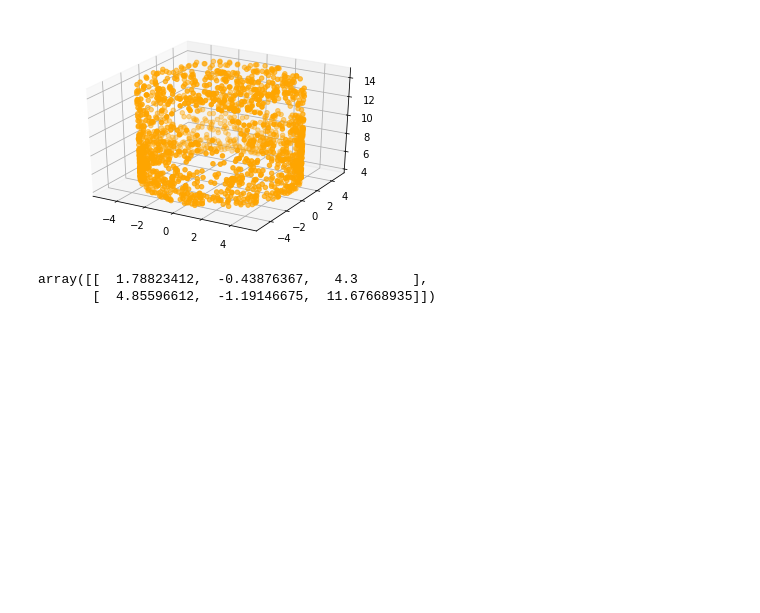
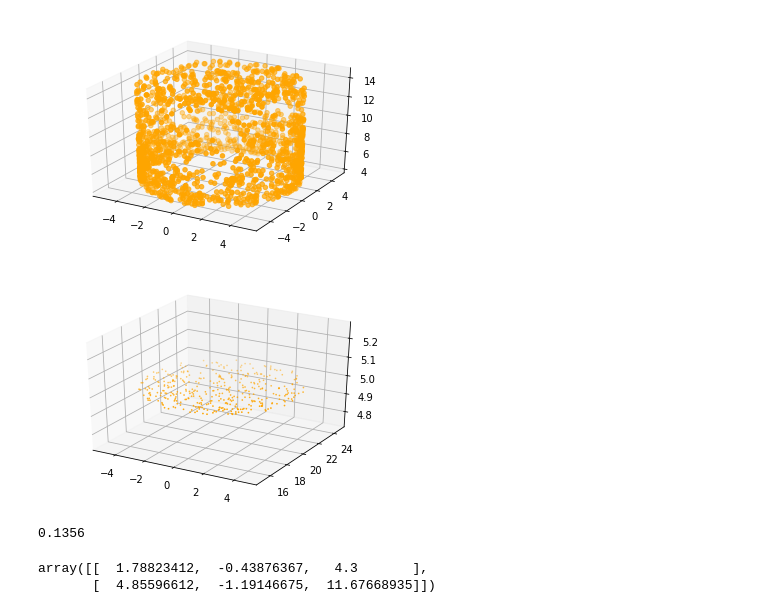
Before and after one commit to Aretno/Notebooks, a Jupyter notebook: SolidAngleToyInteractive.ipynb, the cells around one changed output. Cells and saved outputs as stored; diff of their text form; code cells hidden in the pictures; blank space fills up the shorter version.

```diff
--- a/SolidAngleToyInteractive.ipynb
+++ b/SolidAngleToyInteractive.ipynb
@@ -122,5 +126,5 @@ Analytic value = 17.398%
 # %%
-def generateSource(sourceOrigin=[0,0,0], sourceRadius=5, n_events=10e4):
+def generateSource(sourceOrigin=[0,0,0], sourceRadius=5, n_events=int(10e4)):
     source_pos = list(pol2cart(np.sqrt(np.random.rand(n_events))*sourceRadius , 2*np.pi*np.random.rand(n_events)) + np.array([sourceOrigin[0], sourceOrigin[1]]).reshape(2,1))
     source_pos.append(np.array(n_events*[sourceOrigin[2]]))
     source_pos = np.array(source_pos).T
@@ -139,3 +230,7 @@ def interactionPoints(source_pos, source_dir, cylinderRadius=5, cylinderHeight=1
+# %%
+source_pos, source_dir = generateSource(sourceRadius=0)
+# %%
+interaction = interactionPointsCircle(source_pos, source_dir, circleRadius=5, circleCenter=np.array([0, 20, 5]))
 # %%
 source_intersection = []
 dist_source = 4.3
@@ -181,6 +260,22 @@ plt3d.scatter(new_source[:,0],
 plt.show()
 # %% [output]
 [figure]
+# %%
+plt3d = plt.figure().gca(projection='3d')
+sel = [True] * interaction.shape[0]#*interaction.shape[1]
+new_source = interaction.reshape(interaction.shape[0],3)[sel]
+
+plt3d.scatter(new_source[:,0],
+              new_source[:,1],
+              new_source[:,2],
+              c='orange', marker='o', s=0.5)
+plt.show()
+# %% [output]
+[figure, added]
+# %%
+len(new_source)/len(source_dir)
+# %% [output]
+0.1356
 # %%
 source_intersection[1]
 # %% [output]
```
Also changed, not shown: parts of 11 cells of this notebook.
